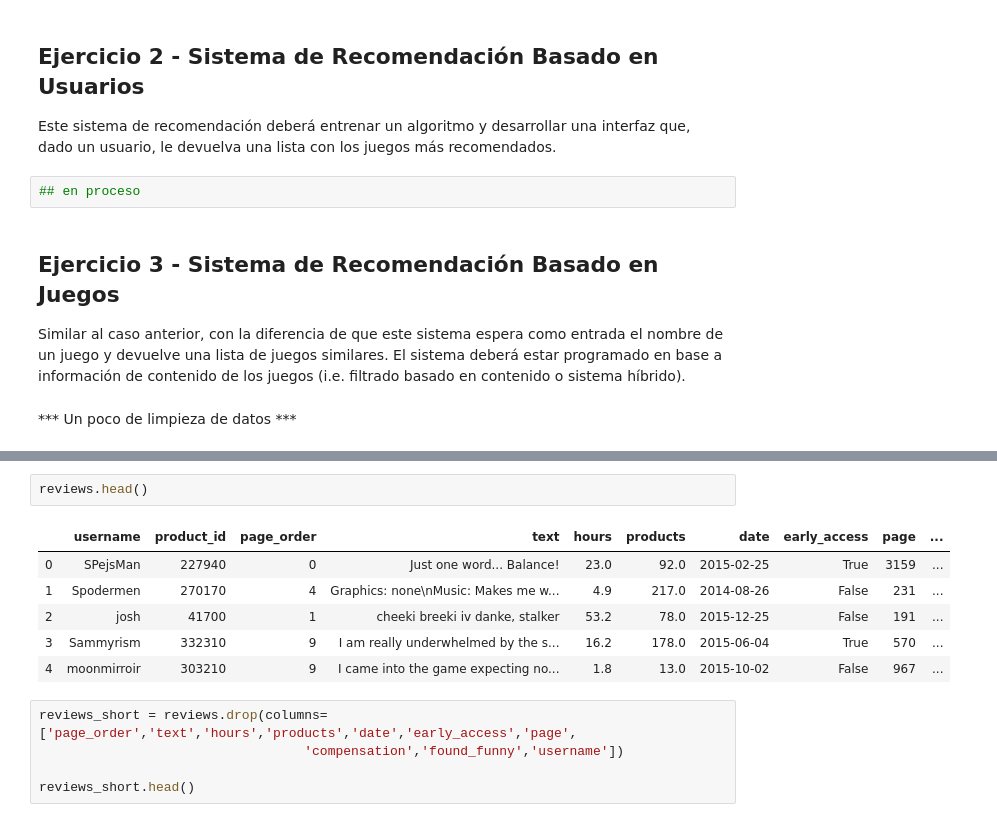
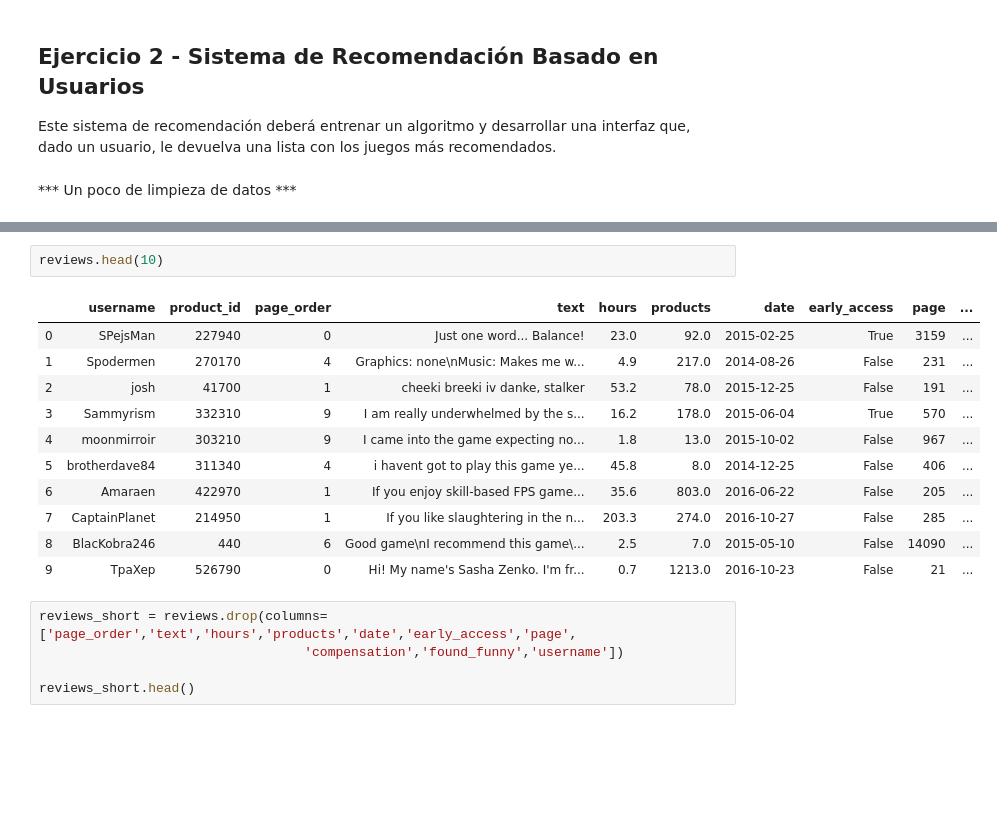
Before and after one commit to mnuclle/DiploDatos, a Jupyter notebook: 07 - Sistemas de Recomendación/Practico2/practico_2.ipynb, the cells around one changed output, grey strips where cells are left out. Saved outputs shown, nothing was run; the diff lists cells and outputs as text; blank space fills up the shorter version.

```diff
--- a/07 - Sistemas de Recomendación/Practico2/practico_2.ipynb
+++ b/07 - Sistemas de Recomendación/Practico2/practico_2.ipynb
@@ -198,12 +201,6 @@ reviews.head()
 ## Ejercicio 2 - Sistema de Recomendación Basado en Usuarios
 
 Este sistema de recomendación deberá entrenar un algoritmo y desarrollar una interfaz que, dado un usuario, le devuelva una lista con los juegos más recomendados.
-# %%
-## en proceso
-# %% [markdown]
-## Ejercicio 3 - Sistema de Recomendación Basado en Juegos
-
-Similar al caso anterior, con la diferencia de que este sistema espera como entrada el nombre de un juego y devuelve una lista de juegos similares. El sistema deberá estar programado en base a información de contenido de los juegos (i.e. filtrado basado en contenido o sistema híbrido).
 # %% [markdown]
 *** Un poco de limpieza de datos ***
 # %%
@@ -216,14 +213,19 @@ games.head()
 | 3 | 彼岸领域 | 弹炸人2222 | 2017-12-07 | [Action, Adventure, Casual] | 0.83 | [Single-player] | 0.99 | False | 767400.0 | ... |
 | 4 | None | Log Challenge | None | [Action, Indie, Casual, Sports] | 1.79 | [Single-player, Full controller s... | 2.99 | False | 773570.0 | ... |
 # %%
-reviews.head()
+reviews.head(10)
 # %% [output]
 |  | username | product_id | page_order | text | hours | products | date | early_access | page | ... |
 | 0 | SPejsMan | 227940 | 0 | Just one word... Balance! | 23.0 | 92.0 | 2015-02-25 | True | 3159 | ... |
 | 1 | Spodermen | 270170 | 4 | Graphics: none\nMusic: Makes me w... | 4.9 | 217.0 | 2014-08-26 | False | 231 | ... |
 | 2 | josh | 41700 | 1 | cheeki breeki iv danke, stalker | 53.2 | 78.0 | 2015-12-25 | False | 191 | ... |
 | 3 | Sammyrism | 332310 | 9 | I am really underwhelmed by the s... | 16.2 | 178.0 | 2015-06-04 | True | 570 | ... |
 | 4 | moonmirroir | 303210 | 9 | I came into the game expecting no... | 1.8 | 13.0 | 2015-10-02 | False | 967 | ... |
+| 5 | brotherdave84 | 311340 | 4 | i havent got to play this game ye... | 45.8 | 8.0 | 2014-12-25 | False | 406 | ... |
+| 6 | Amaraen | 422970 | 1 | If you enjoy skill-based FPS game... | 35.6 | 803.0 | 2016-06-22 | False | 205 | ... |
+| 7 | CaptainPlanet | 214950 | 1 | If you like slaughtering in the n... | 203.3 | 274.0 | 2016-10-27 | False | 285 | ... |
+| 8 | BlacKobra246 | 440 | 6 | Good game\nI recommend this game\... | 2.5 | 7.0 | 2015-05-10 | False | 14090 | ... |
+| 9 | TpaXep | 526790 | 0 | Hi! My name's Sasha Zenko. I'm fr... | 0.7 | 1213.0 | 2016-10-23 | False | 21 | ... |
 # %%
 reviews_short = reviews.drop(columns=['page_order','text','hours','products','date','early_access','page',
                                   'compensation','found_funny','username'])
```
Also changed, not shown: parts of 15 cells of this notebook.
